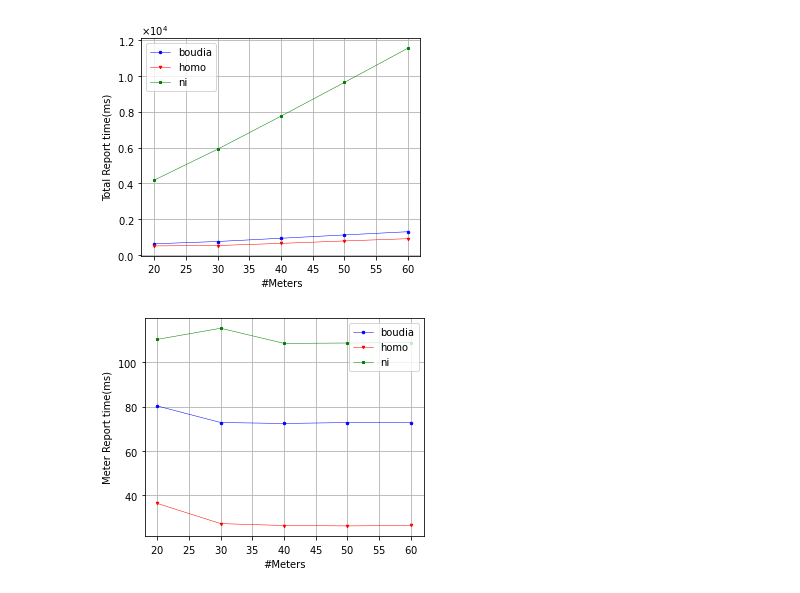
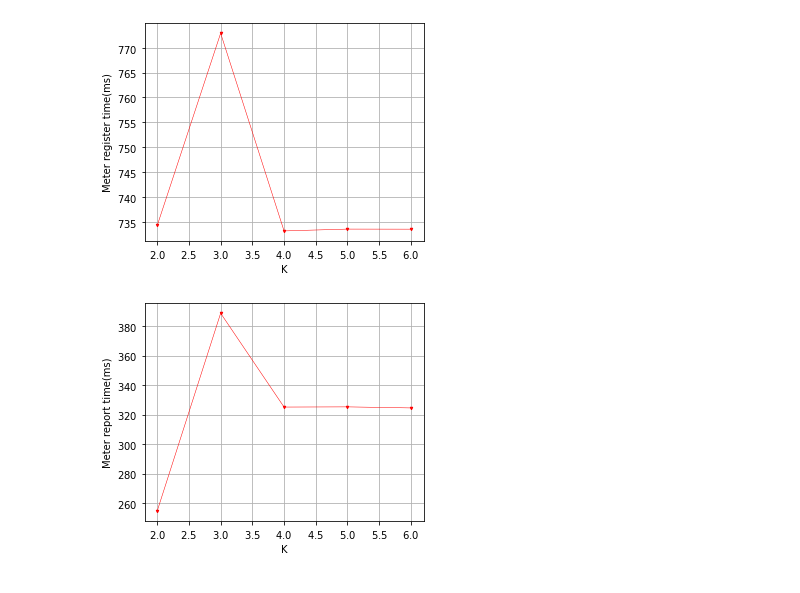
Before and after one commit to SevenBruce/CirAggregation, a Jupyter notebook: python/experments_fig.ipynb, the cells around one changed output. Cells and saved outputs as stored; diff of their text form; code cells hidden in the pictures.

```diff
--- a/python/experments_fig.ipynb
+++ b/python/experments_fig.ipynb
@@ -92,0 +140,18 @@ plt.show()
+# %%
+# 聚合阶段 电表
+rep_func = ['oneTimeMeterRepTime', 'meterRepTime_3', 'oneTimeMeterRepTime', 'oneTimeMeterRepTime']
+for i, e, f in zip(range(0,4), exp_name, rep_func):
+    host_df = avg_df_midx.loc[('raspberrypi', e, f)]
+    x = host_df.index
+    y = host_df.meter_time/1e6
+    plt.plot(x, y, marker=markers[i], color=color[i], label=e)
+
+plt.xlabel('#Meters')
+plt.ylabel('Meter report time(ms)')
+plt.ticklabel_format(axis='y', style='sci', scilimits=(-4, 3))
+plt.grid()
+plt.legend()
+plt.savefig('figs/meter_report.pdf')
+
+plt.show()
+plt.show()
@@ -142,34 +219,37 @@ plt.show()
 # %%
-c = 0
-for x in exp_name:
-    if x[0] == 'cir' or 'Reg' in x[1]:
-        continue
-    plt.plot(avg_df.loc[x, 'meter_num'], avg_df.loc[x, 'total_time']/1e+6, marker=markers[c], color=color[c], label=x[0])
+# k anonymous register
 
-    plt.xlabel('#Meters')
-    plt.ylabel('Total Report time(ms)')
-    plt.ticklabel_format(axis='y', style='sci', scilimits=(-4, 3))
-    plt.grid()
-    plt.legend()
-    # plt.savefig('figs/compare/all_user.pdf')
-    c += 1
+k = [k for k in range(2,7)]
+k_anony_f = ['meterRegTime_' + str(k) for k in range(2, 7)]
+m_num = 20
+k_y = [avg_df_midx.loc[('raspberrypi', 'cir', f, m_num), 'meter_time']/1e6 for f in k_anony_f]
+
+plt.plot(k, k_y, marker=markers[1], color=color[1])
+
+plt.xlabel('K')
+plt.ylabel('Meter register time(ms)')
+plt.ticklabel_format(axis='y', style='sci', scilimits=(-4, 3))
+plt.grid()
+# plt.legend()
+plt.savefig('figs/meter_k_register.pdf')
 plt.show()
 # %% [output]
-[figure, old version]
+[figure, new version]
 # %%
-c = 0
-for x in exp_name:
-    if x[0] == 'cir' or 'Reg' in x[1]:
-        continue
-    plt.plot(avg_df.loc[x, 'meter_num'], avg_df.loc[x, 'per_meter_time']/1e+6, marker=markers[c], color=color[c], label=x[0])
+# k anonymous report
+k = [k for k in range(2,7)]
+k_anony_f = ['meterRepTime_' + str(k) for k in range(2, 7)]
+m_num = 20
+k_y = [avg_df_midx.loc[('raspberrypi', 'cir', f, m_num), 'meter_time']/1e6 for f in k_anony_f]
 
-    plt.xlabel('#Meters')
-    plt.ylabel('Meter Report time(ms)')
-    plt.ticklabel_format(axis='y', style='sci', scilimits=(-4, 3))
-    plt.grid()
-    plt.legend()
-    # plt.savefig('figs/compare/all_user.pdf')
-    c += 1
+plt.plot(k, k_y, marker=markers[1], color=color[1])
+
+plt.xlabel('K')
+plt.ylabel('Meter report time(ms)')
+plt.ticklabel_format(axis='y', style='sci', scilimits=(-4, 3))
+plt.grid()
+# plt.legend()
+plt.savefig('figs/meter_k_report.pdf')
 plt.show()
 # %% [output]
-[figure, old version]
+[figure, new version]
```
Also changed, not shown: parts of 14 cells of this notebook, 17 other files.
